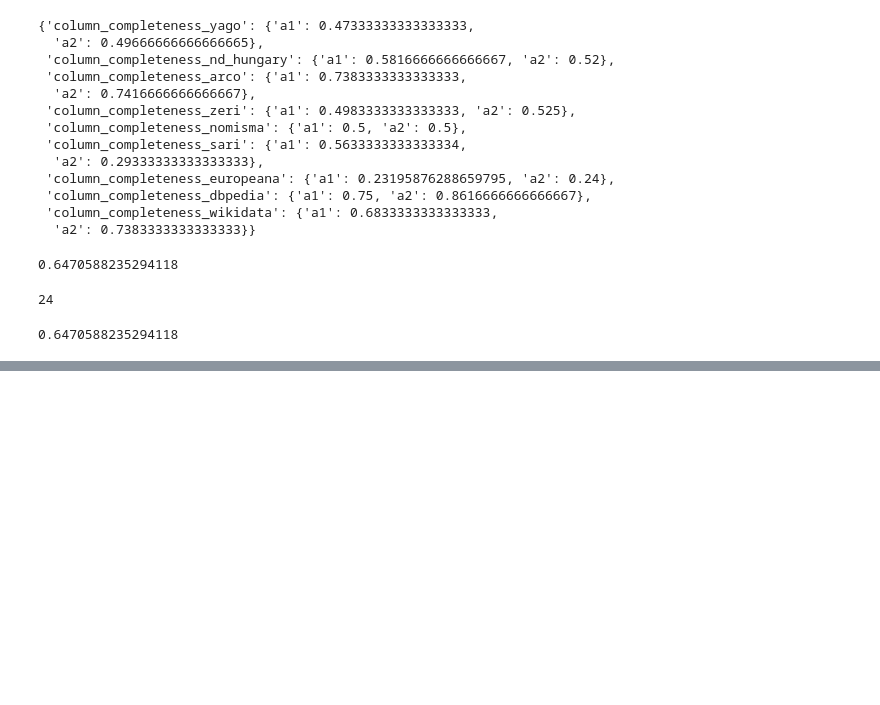
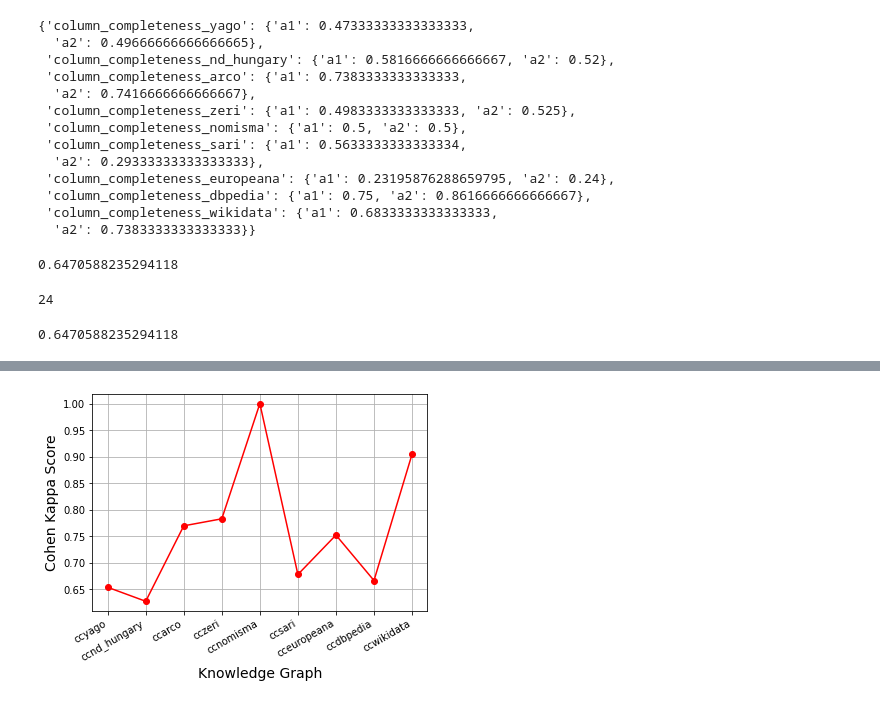
Before and after one commit to SofiBar/ArtGraphsLandscapeAnalysis, a Jupyter notebook: column_completeness_sample/Untitled.ipynb, the cells around one changed output, grey strips where cells are left out. Cells and saved outputs as stored; diff of their text form; code cells hidden in the pictures; blank space fills up the shorter version.

Commit message:
graphs

```diff
--- a/column_completeness_sample/Untitled.ipynb
+++ b/column_completeness_sample/Untitled.ipynb
@@ -94,0 +138,4 @@ cks(a,b, weights="quadratic")
+# %%
+cohen_kappa_scores # we change the nan to 1 as both annotators agree that there is only 1 category in nomisma in column completeness which is 0.5
+# so the cohen kappa score won't work on this kind of agreement
+cohen_kappa_scores["column_completeness_nomisma"] = 1
@@ -94,0 +144,17 @@ cks(a,b, weights="quadratic")
+# %%
+import matplotlib.pyplot as plt
+import numpy as np
+
+names = list(cohen_kappa_scores.keys())
+names = [name.replace("column_completeness_", "cc") for name in names]
+scores = list(cohen_kappa_scores.values())
+
+plt.plot(names, scores, color='red', marker='o')
+ax = plt.subplot()
+plt.xlabel('Knowledge Graph', fontsize=14)
+plt.ylabel('Cohen Kappa Score', fontsize=14)
+plt.setp(ax.get_xticklabels(), rotation=30, ha='right')
+plt.grid(True)
+plt.show()
+# %% [output]
+[figure, added]
```
Also changed, not shown: parts of 9 cells of this notebook, 4 other files.
